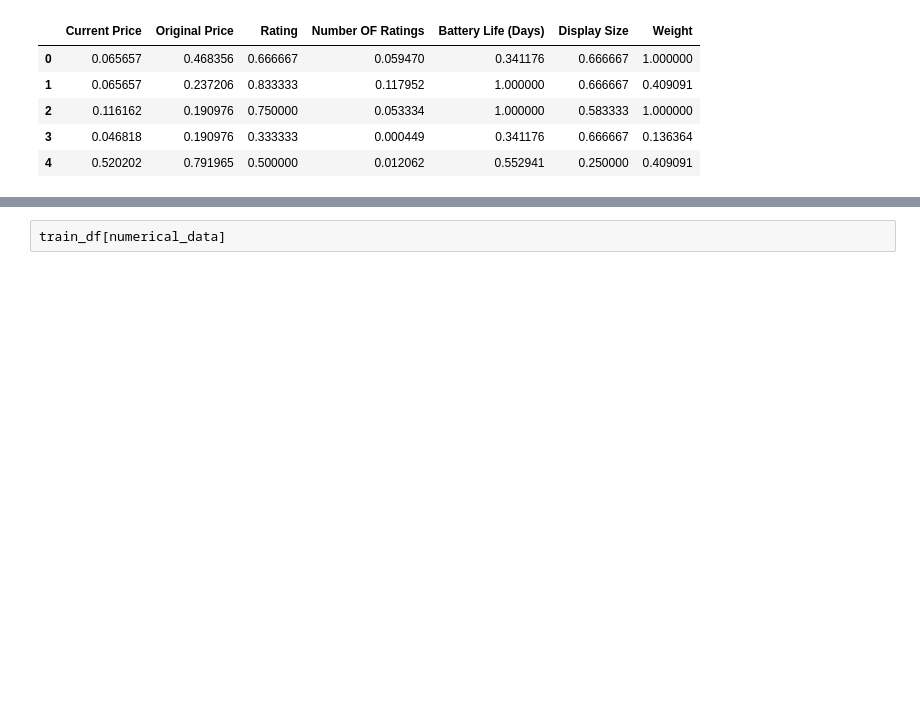
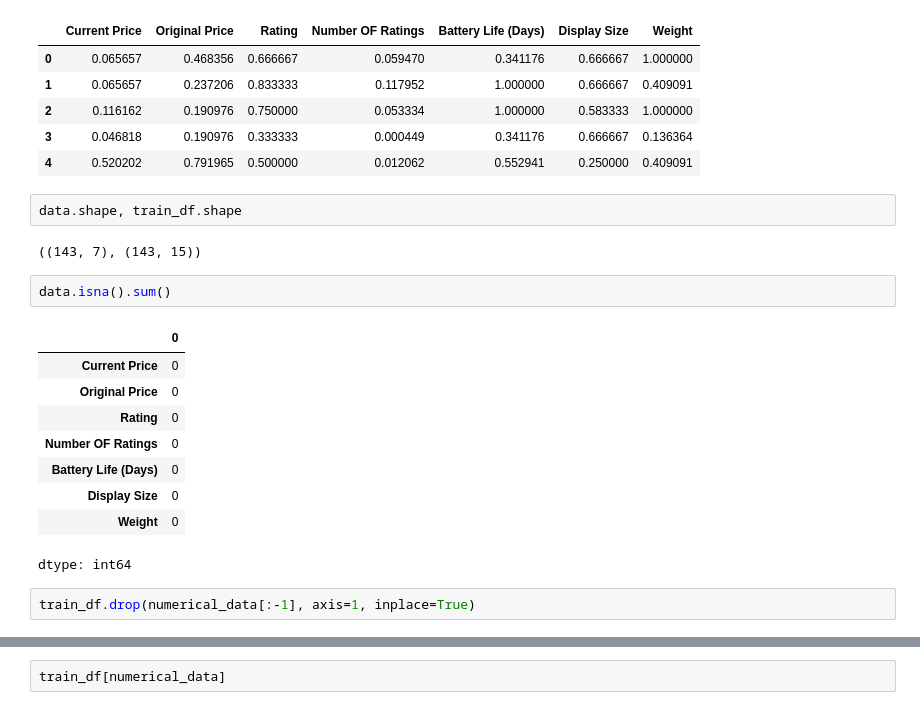
Before and after one commit to nkosanamolefe/machine-learning, a Jupyter notebook: smartwatch/discount_price_predictor.ipynb, the cells around one changed output, grey strips where cells are left out. Drawn from its saved outputs; the diff is of its cells as text; blank space fills up the shorter version.

```diff
--- a/smartwatch/discount_price_predictor.ipynb
+++ b/smartwatch/discount_price_predictor.ipynb
@@ -495,6 +479,24 @@ data.head()
 | 2 | 0.116162 | 0.190976 | 0.750000 | 0.053334 | 1.000000 | 0.583333 | 1.000000 |
 | 3 | 0.046818 | 0.190976 | 0.333333 | 0.000449 | 0.341176 | 0.666667 | 0.136364 |
 | 4 | 0.520202 | 0.791965 | 0.500000 | 0.012062 | 0.552941 | 0.250000 | 0.409091 |
+# %%
+data.shape, train_df.shape
+# %% [output]
+((143, 7), (143, 15))
+# %%
+data.isna().sum()
+# %% [output]
+|  | 0 |
+| Current Price | 0 |
+| Original Price | 0 |
+| Rating | 0 |
+| Number OF Ratings | 0 |
+| Battery Life (Days) | 0 |
+| Display Size | 0 |
+| Weight | 0 |
+dtype: int64
+# %%
+train_df.drop(numerical_data[:-1], axis=1, inplace=True)
 # %%
 train_df.head()
 # %% [output]
```
Also changed, not shown: parts of 51 cells of this notebook.
